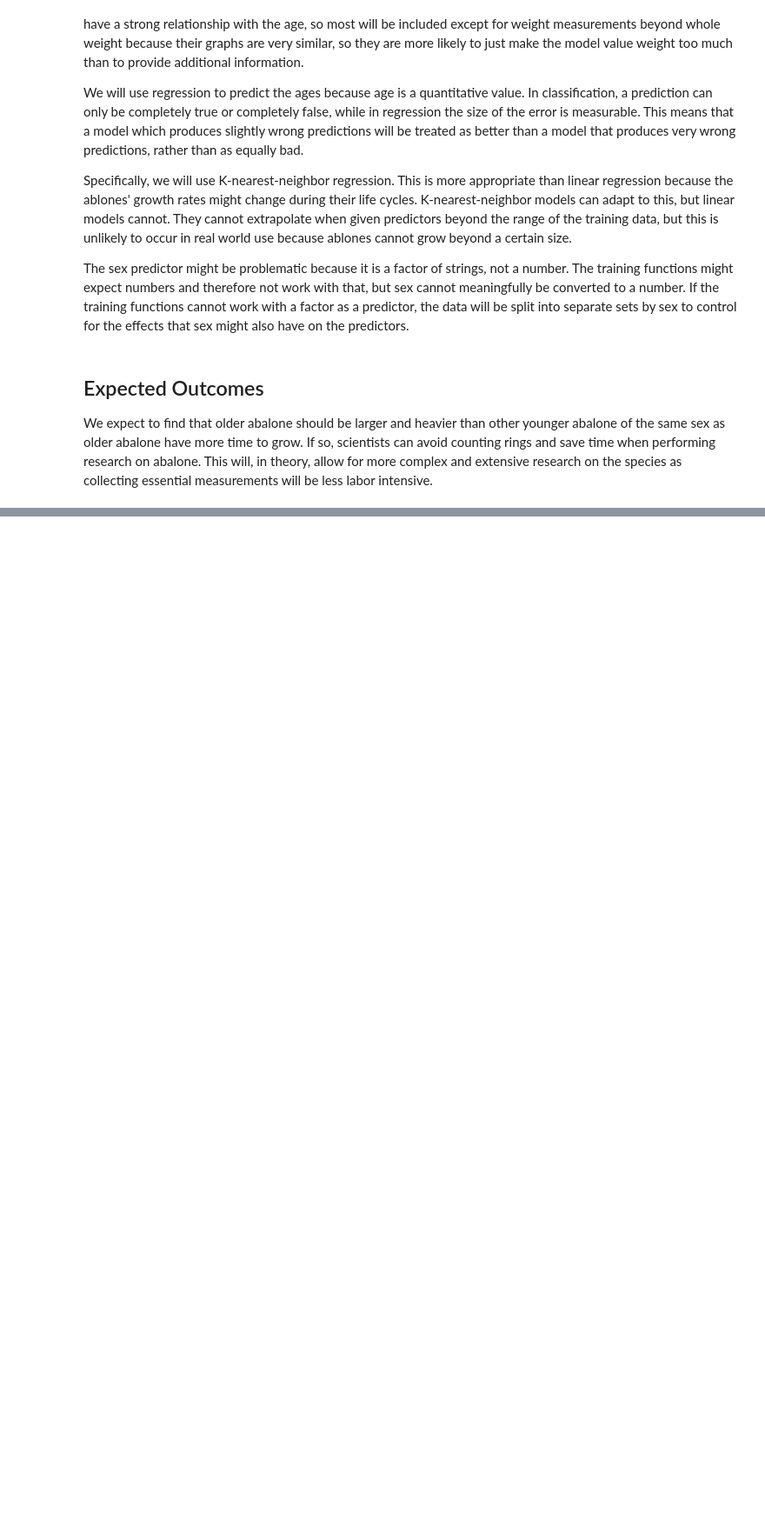
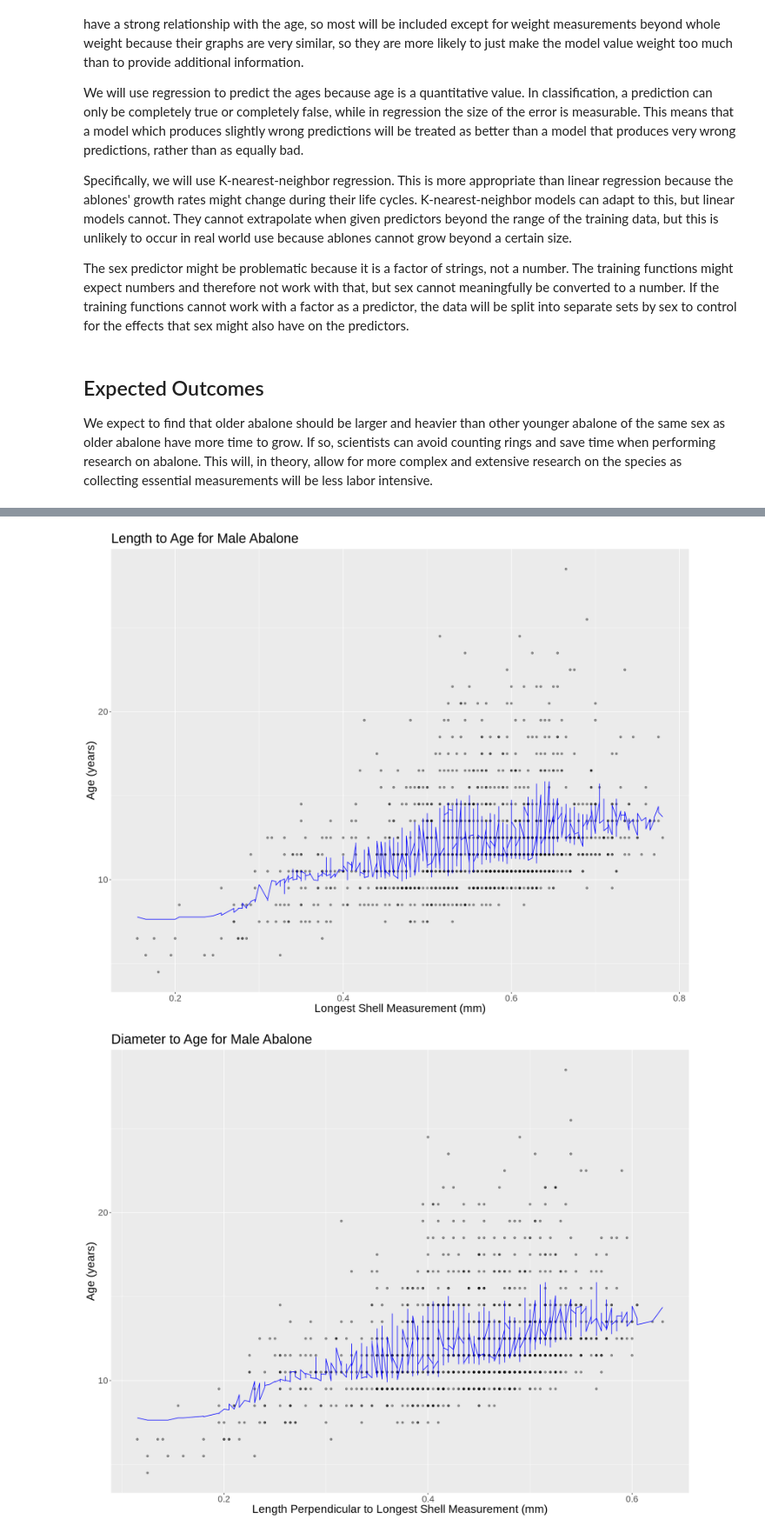
Before and after one commit to BrittonHelfert/DSCI-100-Group-Project, a Jupyter notebook: proposal.ipynb, the cells around one changed output, grey strips where cells are left out. Shown at 87% size. Drawn from its saved outputs; the diff is of its cells as text; code cells hidden in the pictures; blank space fills up the shorter version.

Commit message:
Split data by sex, added K-NN Regression and plots for male

```diff
--- a/proposal.ipynb
+++ b/proposal.ipynb
@@ -205,0 +330,18 @@ We expect to find that older abalone should be larger and heavier than other you
+# %%
+abalone_male_min <- abalone_male_results %>%
+    filter(.metric == "rmse") %>%
+    arrange(mean) %>%
+    slice(1)
+abalone_male_min
+
+abalone_female_min <- abalone_female_results %>%
+    filter(.metric == "rmse") %>%
+    arrange(mean) %>%
+    slice(1)
+abalone_female_min
+
+abalone_infant_min <- abalone_infant_results %>%
+    filter(.metric == "rmse") %>%
+    arrange(mean) %>%
+    slice(1)
+abalone_infant_min
@@ -205,0 +435,43 @@ We expect to find that older abalone should be larger and heavier than other you
+# %%
+abalone_male_preds <- abalone_male_best_fit %>%
+    predict(abalone_training_male) %>%
+    bind_cols(abalone_training_male)
+
+abalone_male_length_plot <- abalone_male_preds %>%
+    ggplot(aes(x = length, y = age)) +
+    geom_point(alpha = 0.4) +
+    geom_line(aes(x = length, y = .pred), color = "blue") +
+    labs(x = "Longest Shell Measurement (mm)", y = "Age (years)") +
+    ggtitle("Length to Age for Male Abalone") +
+    theme(text = element_text(size=20))
+abalone_male_length_plot
+
+abalone_male_diameter_plot <- abalone_male_preds %>%
+    ggplot(aes(x = diameter, y = age)) +
+    geom_point(alpha = 0.4) +
+    geom_line(aes(x = diameter, y = .pred), color = "blue") +
+    labs(x = "Length Perpendicular to Longest Shell Measurement (mm)", y = "Age (years)") +
+    ggtitle("Diameter to Age for Male Abalone") +
+    theme(text = element_text(size=20))
+abalone_male_diameter_plot
+
+abalone_male_height_plot <- abalone_male_preds %>%
+    ggplot(aes(x = height, y = age)) +
+    geom_point(alpha = 0.4) +
+    geom_line(aes(x = height, y = .pred), color = "blue") +
+    labs(x = "Height With Meat in Shell (mm)", y = "Age (years)") +
+    ggtitle("Height to Age for Male Abalone") +
+    theme(text = element_text(size=20))
+abalone_male_height_plot
+
+abalone_male_whole_plot <- abalone_male_preds %>%
+    ggplot(aes(x = whole_weight, y = age)) +
+    geom_point(alpha = 0.4) +
+    geom_line(aes(x = whole_weight, y = .pred), color = "blue") +
+    labs(x = "Whole Weight (g)", y = "Age (years)") +
+    ggtitle("Whole Weight to Age for Male Abalone") +
+    theme(text = element_text(size=20))
+abalone_male_whole_plot
+# %% [output]
+[figure, added]
+[figure, added]
```
Also changed, not shown: parts of 6 cells of this notebook.
